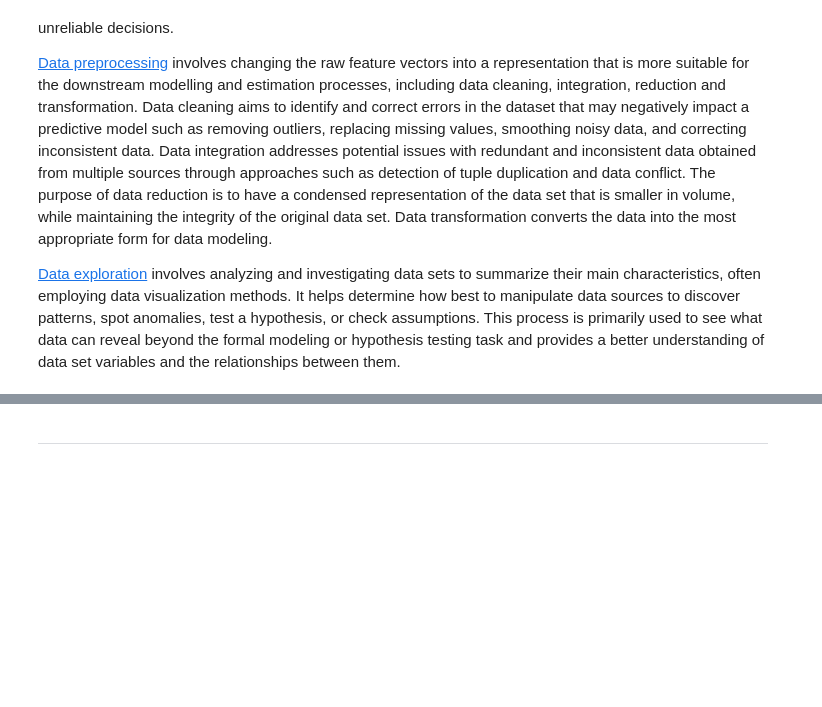
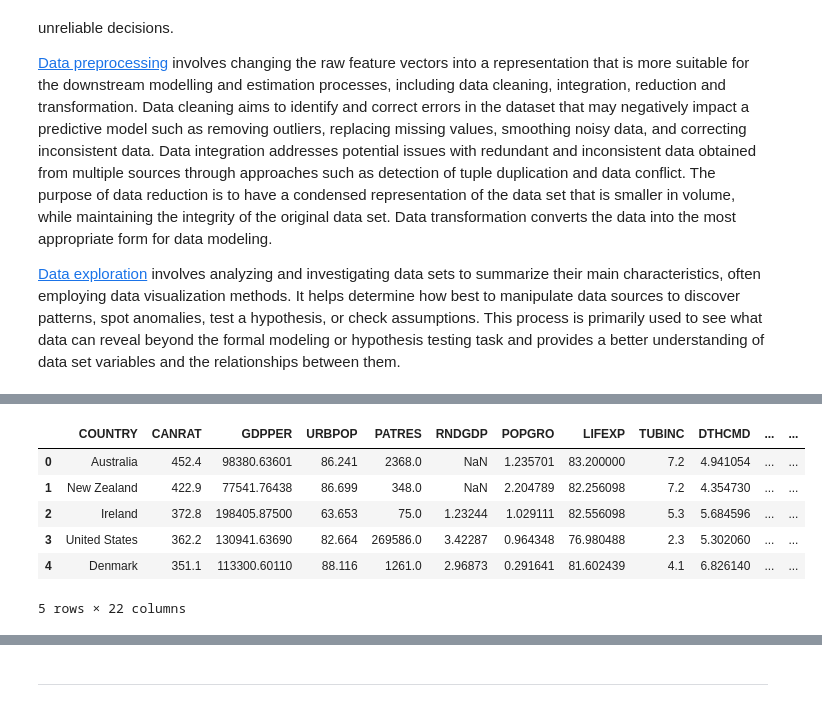
Before and after one commit to JohnPaulinePineda/Exploratory-Data-Analysis-For-Machine-Learning-Final-Assignment, a Jupyter notebook: EDAForMachineLearning_FinalAssignment.ipynb, the cells around one changed output, grey strips where cells are left out. Saved outputs shown, nothing was run; the diff lists cells and outputs as text; code cells hidden in the pictures; blank space fills up the shorter version.

```diff
--- a/EDAForMachineLearning_FinalAssignment.ipynb
+++ b/EDAForMachineLearning_FinalAssignment.ipynb
@@ -79,0 +162,13 @@ The predictor variables for the study are:
+# %%
+##################################
+# Taking a snapshot of the dataset
+##################################
+cancer_rate.head()
+# %% [output]
+|  | COUNTRY | CANRAT | GDPPER | URBPOP | PATRES | RNDGDP | POPGRO | LIFEXP | TUBINC | DTHCMD | ... | ... |
+| 0 | Australia | 452.4 | 98380.63601 | 86.241 | 2368.0 | NaN | 1.235701 | 83.200000 | 7.2 | 4.941054 | ... | ... |
+| 1 | New Zealand | 422.9 | 77541.76438 | 86.699 | 348.0 | NaN | 2.204789 | 82.256098 | 7.2 | 4.354730 | ... | ... |
+| 2 | Ireland | 372.8 | 198405.87500 | 63.653 | 75.0 | 1.23244 | 1.029111 | 82.556098 | 5.3 | 5.684596 | ... | ... |
+| 3 | United States | 362.2 | 130941.63690 | 82.664 | 269586.0 | 3.42287 | 0.964348 | 76.980488 | 2.3 | 5.302060 | ... | ... |
+| 4 | Denmark | 351.1 | 113300.60110 | 88.116 | 1261.0 | 2.96873 | 0.291641 | 81.602439 | 4.1 | 6.826140 | ... | ... |
+5 rows × 22 columns
```
Also changed, not shown: parts of 60 cells of this notebook.
